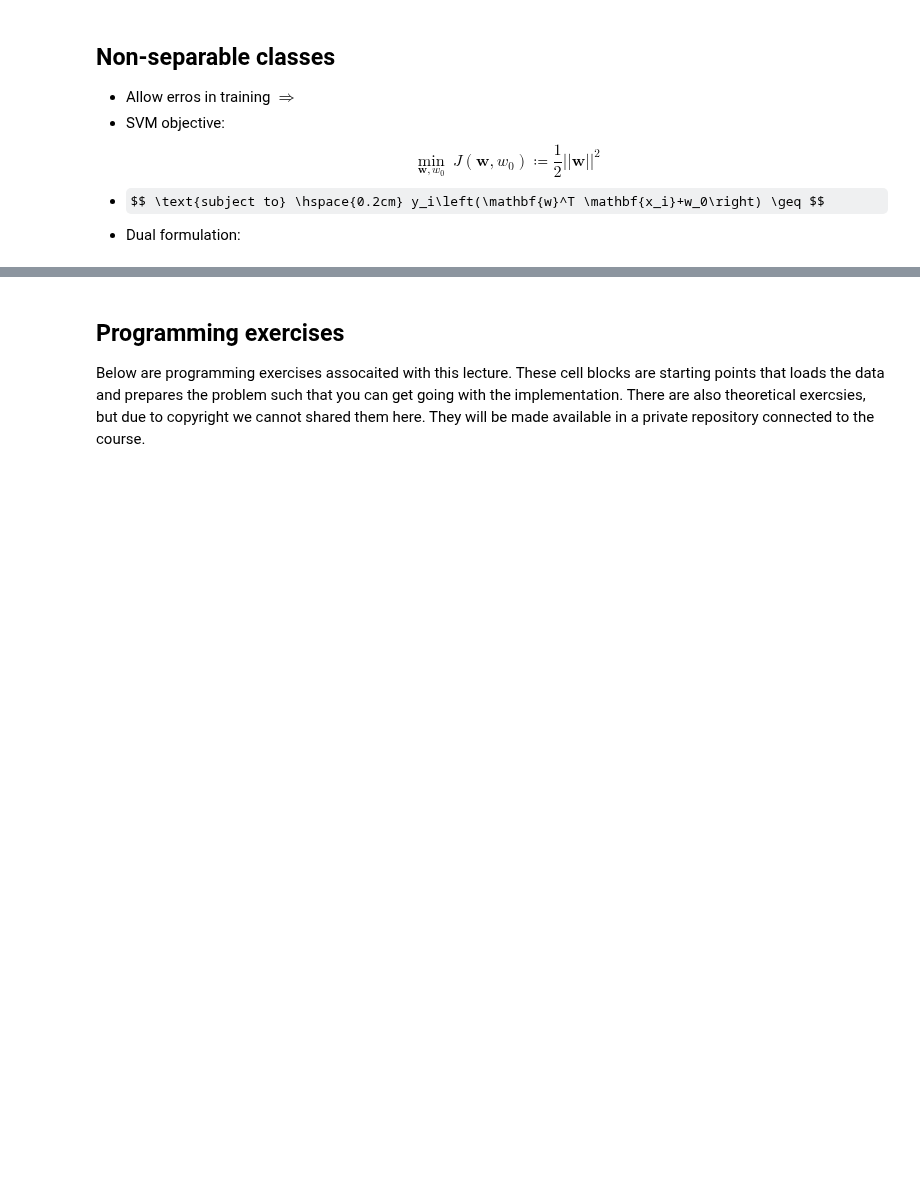
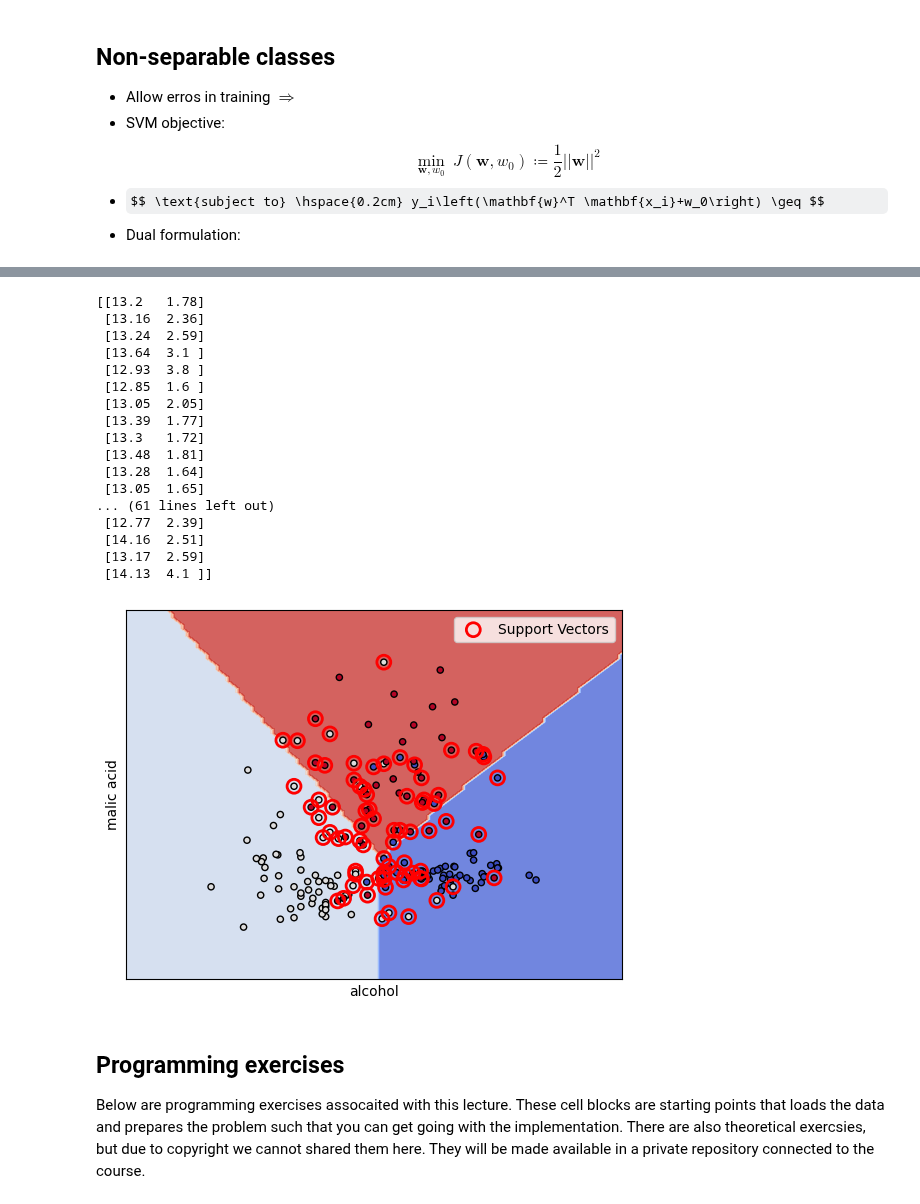
Before and after one commit to Wickstrom/pattern-recognition-handbook, a Jupyter notebook: notebooks/03/support_vector_machine.ipynb, the cells around one changed output, grey strips where cells are left out. Drawn from its saved outputs; the diff is of its cells as text; code cells hidden in the pictures; some formulas as TeX source; blank space fills up the shorter version.

```diff
--- a/notebooks/03/support_vector_machine.ipynb
+++ b/notebooks/03/support_vector_machine.ipynb
@@ -285,7 +289,7 @@ from sklearn import svm
 from sklearn.inspection import DecisionBoundaryDisplay
 import matplotlib.pyplot as plt
 
-clf = svm.SVC(kernel='linear', C=10.0)
+clf = svm.SVC(kernel='linear', C=100.0)
 clf.fit(X, y)
 
 print(clf.support_vectors_)
@@ -293,33 +297,52 @@ print(clf.support_vectors_)
 fig, sub = plt.subplots(1, 1)
 
 X0, X1 = X[:, 0], X[:, 1]
 
 disp = DecisionBoundaryDisplay.from_estimator(
     clf,
     X,
     response_method="predict",
     cmap=plt.cm.coolwarm,
     alpha=0.8,
     ax=sub,
     xlabel=feature_1_name,
     ylabel=feature_2_name,
 )
 sub.scatter(X0, X1, c=y, cmap=plt.cm.coolwarm, s=20, edgecolors="k")
 # Highlight support vectors
 sub.scatter(
     clf.support_vectors_[:, 0],
     clf.support_vectors_[:, 1],
     s=100,
     facecolors='none',
     edgecolors='red',
     linewidths=2,
     label='Support Vectors'
 )
 sub.legend()
 sub.set_xticks(())
 sub.set_yticks(())
 
 plt.show()
+# %% [output]
+[[13.2   1.78]
+ [13.16  2.36]
+ [13.24  2.59]
+ [13.64  3.1 ]
+ [12.93  3.8 ]
+ [12.85  1.6 ]
+ [13.05  2.05]
+ [13.39  1.77]
+ [13.3   1.72]
+ [13.48  1.81]
+ [13.28  1.64]
+ [13.05  1.65]
+... (61 lines left out)
+ [12.77  2.39]
+ [14.16  2.51]
+ [13.17  2.59]
+ [14.13  4.1 ]]
+[figure, added]
 # %% [markdown]
 ## Programming exercises
 
```
Also changed, not shown: parts of 4 cells of this notebook, 1 other file.
